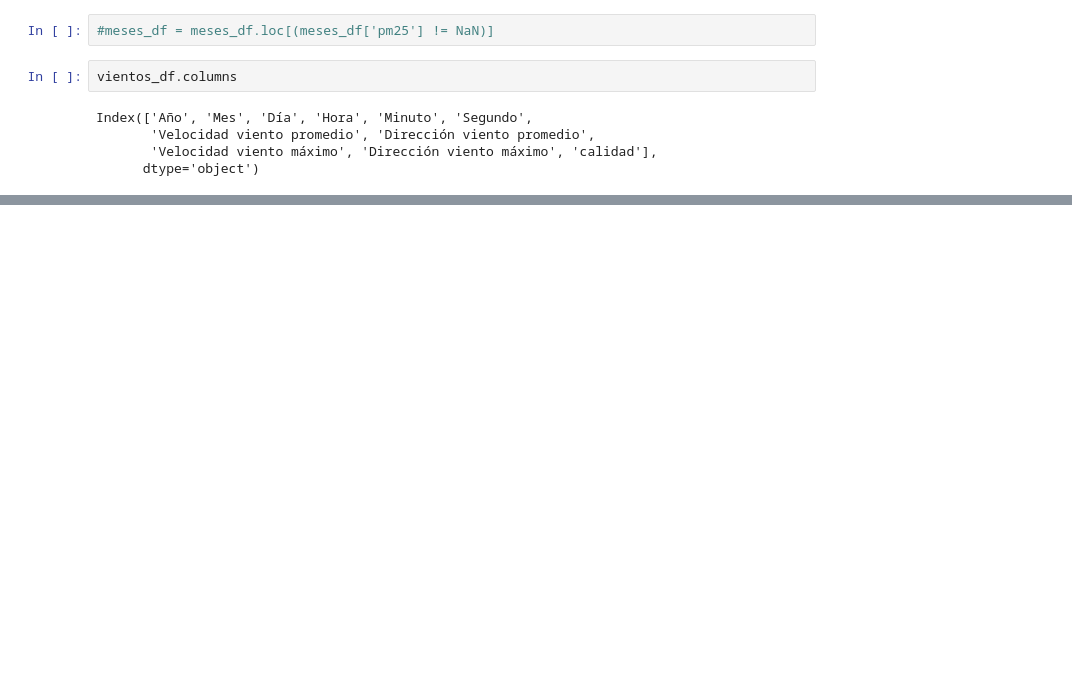
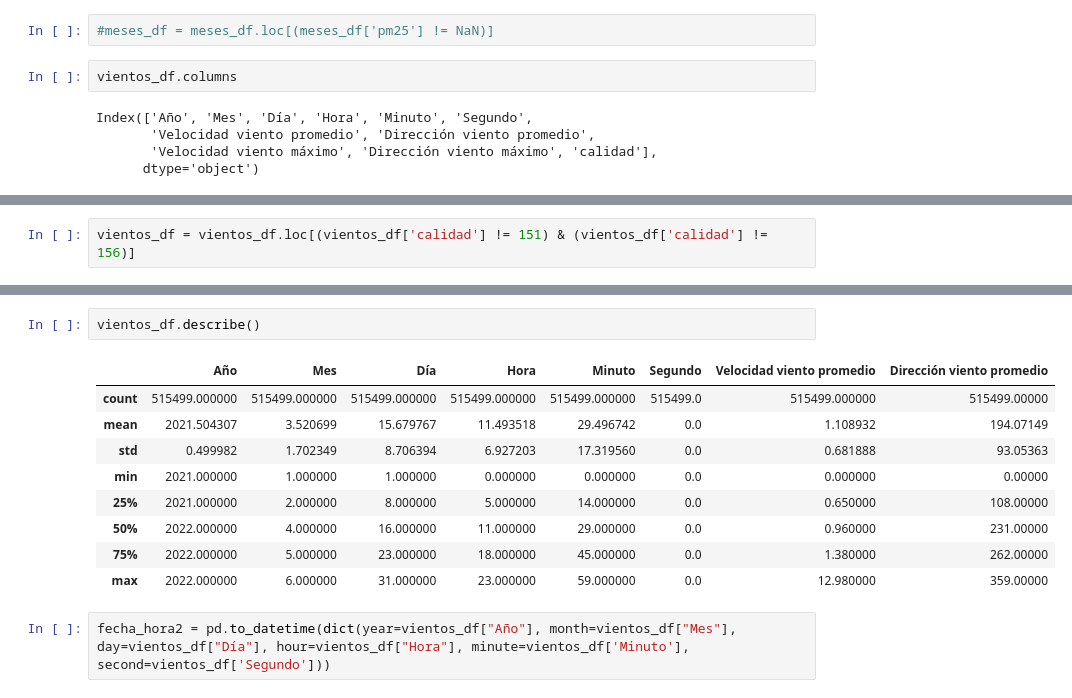
Before and after one commit to jmpine07/Proyecto_conta, a Jupyter notebook: proyecto_aula_contaminacion.ipynb, the cells around one changed output, grey strips where cells are left out. Drawn from its saved outputs; the diff is of its cells as text; blank space fills up the shorter version.

```diff
--- a/proyecto_aula_contaminacion.ipynb
+++ b/proyecto_aula_contaminacion.ipynb
@@ -191,0 +240,2 @@ Index(['Año', 'Mes', 'Día', 'Hora', 'Minuto', 'Segundo',
+# %%
+vientos_df = vientos_df.loc[(vientos_df['calidad'] != 151) & (vientos_df['calidad'] != 156)]
@@ -191,0 +255,14 @@ Index(['Año', 'Mes', 'Día', 'Hora', 'Minuto', 'Segundo',
+# %%
+vientos_df.describe()
+# %% [output]
+|  | Año | Mes | Día | Hora | Minuto | Segundo | Velocidad viento promedio | Dirección viento promedio |
+| count | 515499.000000 | 515499.000000 | 515499.000000 | 515499.000000 | 515499.000000 | 515499.0 | 515499.000000 | 515499.00000 |
+| mean | 2021.504307 | 3.520699 | 15.679767 | 11.493518 | 29.496742 | 0.0 | 1.108932 | 194.07149 |
+| std | 0.499982 | 1.702349 | 8.706394 | 6.927203 | 17.319560 | 0.0 | 0.681888 | 93.05363 |
+| min | 2021.000000 | 1.000000 | 1.000000 | 0.000000 | 0.000000 | 0.0 | 0.000000 | 0.00000 |
+| 25% | 2021.000000 | 2.000000 | 8.000000 | 5.000000 | 14.000000 | 0.0 | 0.650000 | 108.00000 |
+| 50% | 2022.000000 | 4.000000 | 16.000000 | 11.000000 | 29.000000 | 0.0 | 0.960000 | 231.00000 |
+| 75% | 2022.000000 | 5.000000 | 23.000000 | 18.000000 | 45.000000 | 0.0 | 1.380000 | 262.00000 |
+| max | 2022.000000 | 6.000000 | 31.000000 | 23.000000 | 59.000000 | 0.0 | 12.980000 | 359.00000 |
+# %%
+fecha_hora2 = pd.to_datetime(dict(year=vientos_df["Año"], month=vientos_df["Mes"], day=vientos_df["Día"], hour=vientos_df["Hora"], minute=vientos_df['Minuto'], second=vientos_df['Segundo']))
```
Also changed, not shown: parts of 17 cells of this notebook, 5 other files.
